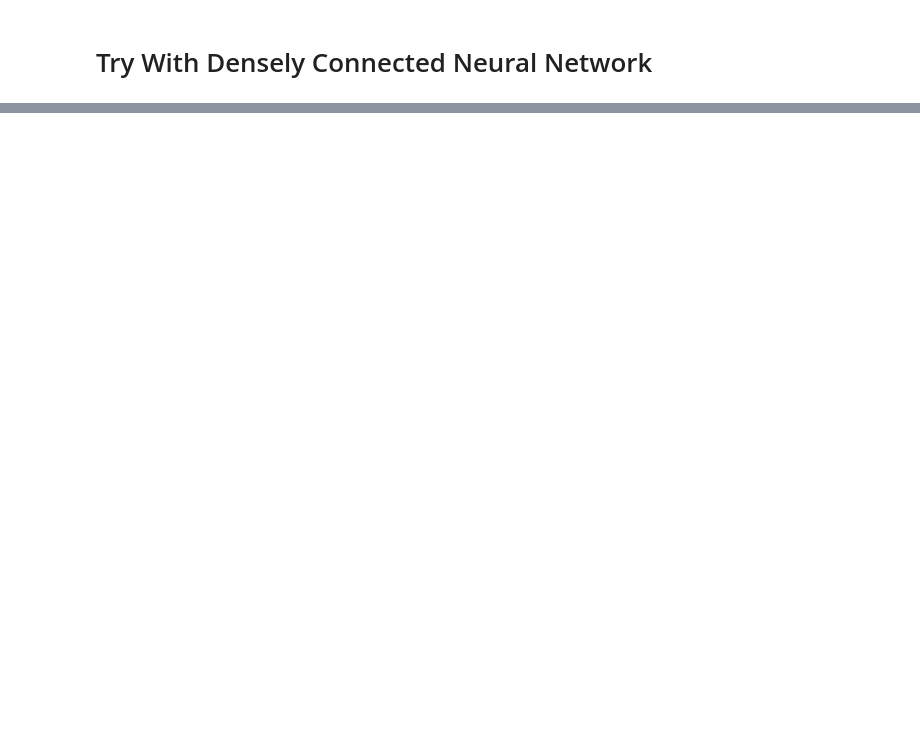
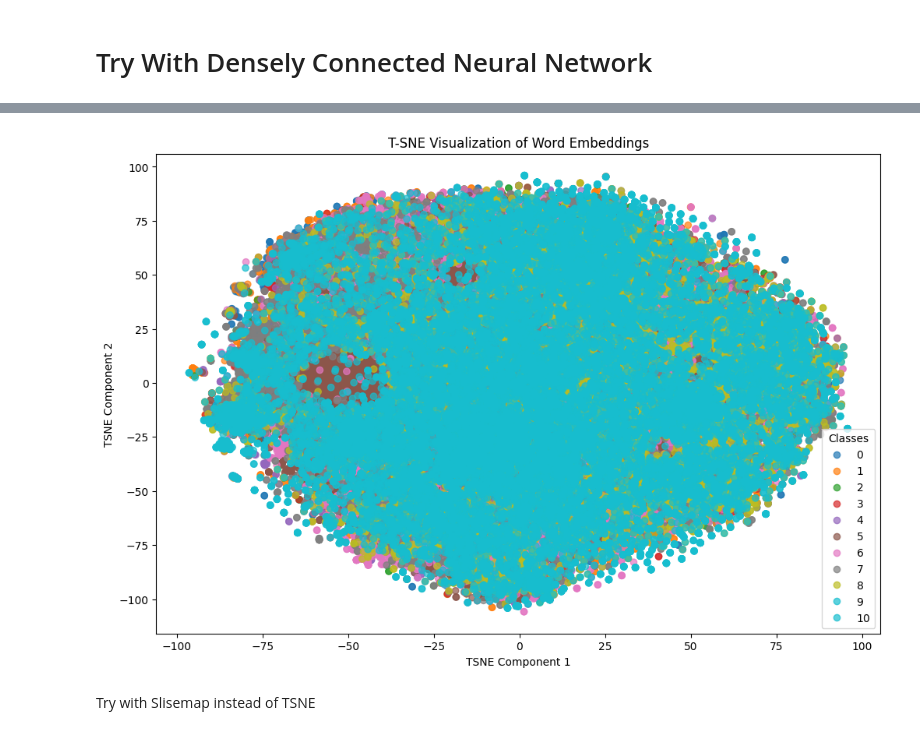
Before and after one commit to ITligence/biasNLPanalysis, a Jupyter notebook: code/python/pipeline/testing_nn_model.ipynb, the cells around one changed output, grey strips where cells are left out. Cells and saved outputs as stored; diff of their text form; code cells hidden in the pictures; blank space fills up the shorter version.

```diff
--- a/code/python/pipeline/testing_nn_model.ipynb
+++ b/code/python/pipeline/testing_nn_model.ipynb
@@ -457,0 +434,19 @@ RuntimeError: Expected all tensors to be on the same device, but found at least
+# %%
+np_embedding = np.load("data/cleaned_data/npy_BiasData_10000_sentence_embedding_BERT.npy")
+np_labels = np.load("data/cleaned_data/npy_BiasData_10000_labels_BERT.npy")
+# %%
+from sklearn.decomposition import PCA
+pca = PCA(n_components=50)
+pca.fit(np_embedding)
+pca_embedding = pca.transform(np_embedding)
+# %%
+from sklearn.manifold import TSNE
+
+embeddings = pca_embedding
+labels = np_labels
+# Step 3: Apply T-SNE
+# Initialize T-SNE with desired parameters
+tsne = TSNE(n_components=2, perplexity=20, n_iter=5000, random_state=42)
+
+# Reduce dimensionality
+tsne_results = tsne.fit_transform(embeddings)
@@ -457,0 +465,18 @@ RuntimeError: Expected all tensors to be on the same device, but found at least
+# %%
+plt.figure(figsize=(12, 8))
+scatter = plt.scatter(tsne_results[:, 0], tsne_results[:, 1], c=labels, cmap='tab10', alpha=0.7)
+
+# Create a legend for classes
+legend1 = plt.legend(*scatter.legend_elements(), title="Classes")
+
+# Add labels and title
+plt.xlabel("TSNE Component 1")
+plt.ylabel("TSNE Component 2")
+plt.title("T-SNE Visualization of Word Embeddings")
+
+# Show plot
+plt.show()
+# %% [output]
+[figure, added]
+# %% [markdown]
+Try with Slisemap instead of TSNE
```
Also changed, not shown: parts of 28 cells of this notebook, 2 other files.
